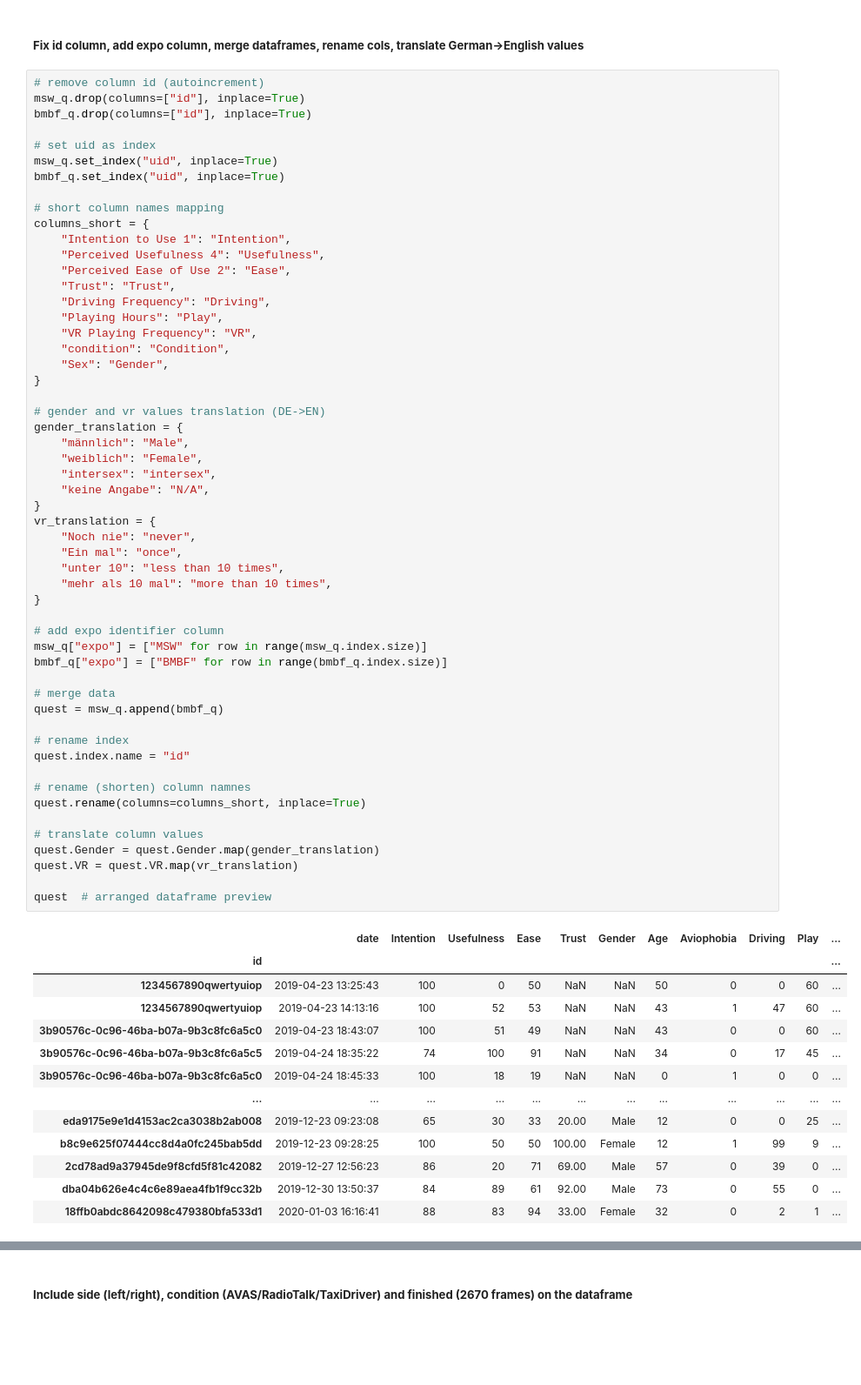
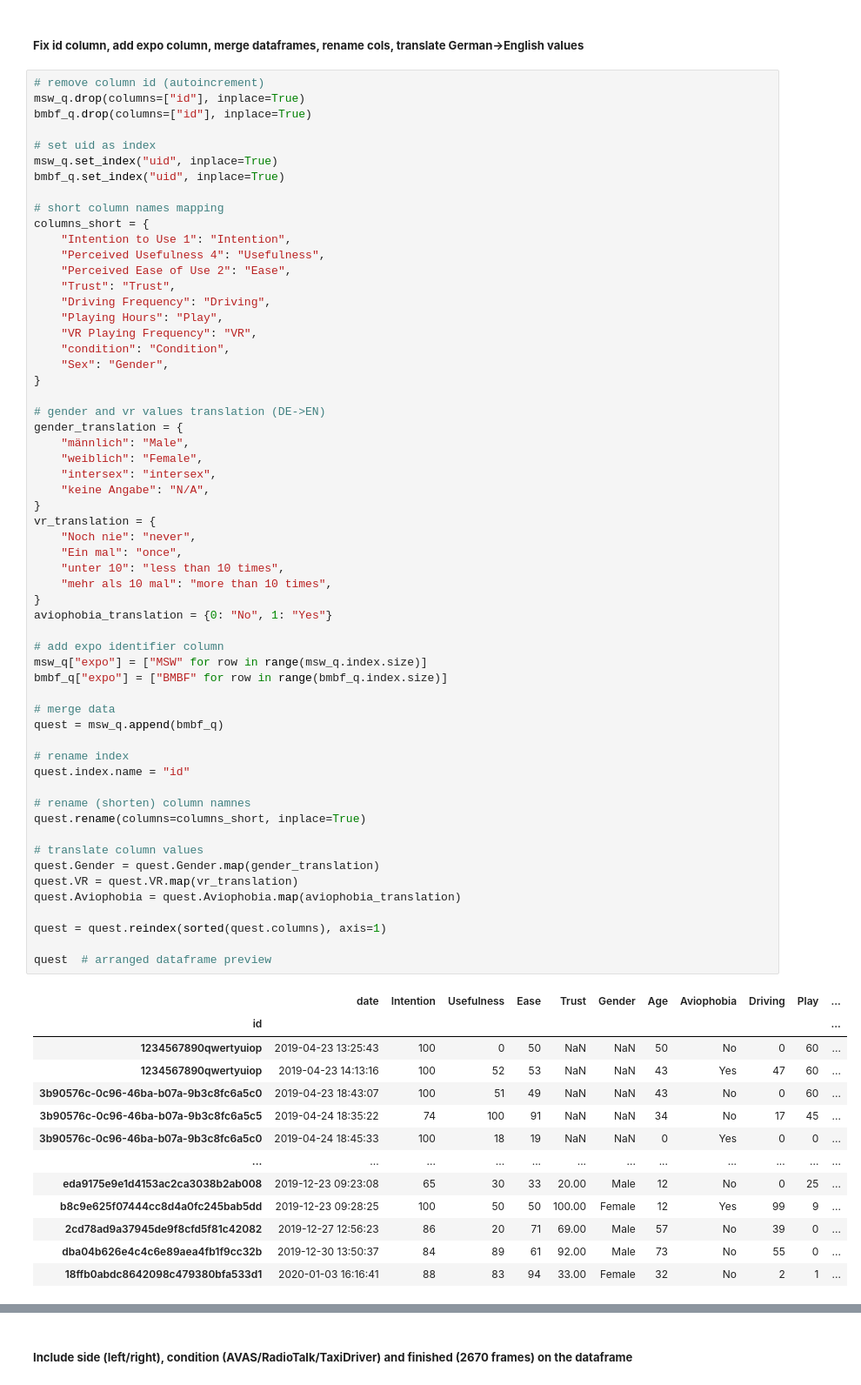
Before and after one commit to mvidaldp/msw-bmbf_da, a Jupyter notebook: 0_data_cleanup.ipynb, the cells around one changed output, grey strips where cells are left out. Shown at 87% size. Drawn from its saved outputs; the diff is of its cells as text; blank space fills up the shorter version.

```diff
--- a/0_data_cleanup.ipynb
+++ b/0_data_cleanup.ipynb
@@ -580,44 +582,48 @@ gender_translation = {
     "keine Angabe": "N/A",
 }
 vr_translation = {
     "Noch nie": "never",
     "Ein mal": "once",
     "unter 10": "less than 10 times",
     "mehr als 10 mal": "more than 10 times",
 }
+aviophobia_translation = {0: "No", 1: "Yes"}
 
 # add expo identifier column
 msw_q["expo"] = ["MSW" for row in range(msw_q.index.size)]
 bmbf_q["expo"] = ["BMBF" for row in range(bmbf_q.index.size)]
 
 # merge data
 quest = msw_q.append(bmbf_q)
 
 # rename index
 quest.index.name = "id"
 
 # rename (shorten) column namnes
 quest.rename(columns=columns_short, inplace=True)
 
 # translate column values
 quest.Gender = quest.Gender.map(gender_translation)
 quest.VR = quest.VR.map(vr_translation)
+quest.Aviophobia = quest.Aviophobia.map(aviophobia_translation)
+
+quest = quest.reindex(sorted(quest.columns), axis=1)
 
 quest  # arranged dataframe preview
 # %% [output]
 |  | date | Intention | Usefulness | Ease | Trust | Gender | Age | Aviophobia | Driving | Play | ... |
 | id |  |  |  |  |  |  |  |  |  |  | ... |
-| 1234567890qwertyuiop | 2019-04-23 13:25:43 | 100 | 0 | 50 | NaN | NaN | 50 | 0 | 0 | 60 | ... |
-| 1234567890qwertyuiop | 2019-04-23 14:13:16 | 100 | 52 | 53 | NaN | NaN | 43 | 1 | 47 | 60 | ... |
-| 3b90576c-0c96-46ba-b07a-9b3c8fc6a5c0 | 2019-04-23 18:43:07 | 100 | 51 | 49 | NaN | NaN | 43 | 0 | 0 | 60 | ... |
-| 3b90576c-0c96-46ba-b07a-9b3c8fc6a5c5 | 2019-04-24 18:35:22 | 74 | 100 | 91 | NaN | NaN | 34 | 0 | 17 | 45 | ... |
-| 3b90576c-0c96-46ba-b07a-9b3c8fc6a5c0 | 2019-04-24 18:45:33 | 100 | 18 | 19 | NaN | NaN | 0 | 1 | 0 | 0 | ... |
+| 1234567890qwertyuiop | 2019-04-23 13:25:43 | 100 | 0 | 50 | NaN | NaN | 50 | No | 0 | 60 | ... |
+| 1234567890qwertyuiop | 2019-04-23 14:13:16 | 100 | 52 | 53 | NaN | NaN | 43 | Yes | 47 | 60 | ... |
+| 3b90576c-0c96-46ba-b07a-9b3c8fc6a5c0 | 2019-04-23 18:43:07 | 100 | 51 | 49 | NaN | NaN | 43 | No | 0 | 60 | ... |
+| 3b90576c-0c96-46ba-b07a-9b3c8fc6a5c5 | 2019-04-24 18:35:22 | 74 | 100 | 91 | NaN | NaN | 34 | No | 17 | 45 | ... |
+| 3b90576c-0c96-46ba-b07a-9b3c8fc6a5c0 | 2019-04-24 18:45:33 | 100 | 18 | 19 | NaN | NaN | 0 | Yes | 0 | 0 | ... |
 | ... | ... | ... | ... | ... | ... | ... | ... | ... | ... | ... | ... |
-| eda9175e9e1d4153ac2ca3038b2ab008 | 2019-12-23 09:23:08 | 65 | 30 | 33 | 20.00 | Male | 12 | 0 | 0 | 25 | ... |
-| b8c9e625f07444cc8d4a0fc245bab5dd | 2019-12-23 09:28:25 | 100 | 50 | 50 | 100.00 | Female | 12 | 1 | 99 | 9 | ... |
-| 2cd78ad9a37945de9f8cfd5f81c42082 | 2019-12-27 12:56:23 | 86 | 20 | 71 | 69.00 | Male | 57 | 0 | 39 | 0 | ... |
-| dba04b626e4c4c6e89aea4fb1f9cc32b | 2019-12-30 13:50:37 | 84 | 89 | 61 | 92.00 | Male | 73 | 0 | 55 | 0 | ... |
-| 18ffb0abdc8642098c479380bfa533d1 | 2020-01-03 16:16:41 | 88 | 83 | 94 | 33.00 | Female | 32 | 0 | 2 | 1 | ... |
+| eda9175e9e1d4153ac2ca3038b2ab008 | 2019-12-23 09:23:08 | 65 | 30 | 33 | 20.00 | Male | 12 | No | 0 | 25 | ... |
+| b8c9e625f07444cc8d4a0fc245bab5dd | 2019-12-23 09:28:25 | 100 | 50 | 50 | 100.00 | Female | 12 | Yes | 99 | 9 | ... |
+| 2cd78ad9a37945de9f8cfd5f81c42082 | 2019-12-27 12:56:23 | 86 | 20 | 71 | 69.00 | Male | 57 | No | 39 | 0 | ... |
+| dba04b626e4c4c6e89aea4fb1f9cc32b | 2019-12-30 13:50:37 | 84 | 89 | 61 | 92.00 | Male | 73 | No | 55 | 0 | ... |
+| 18ffb0abdc8642098c479380bfa533d1 | 2020-01-03 16:16:41 | 88 | 83 | 94 | 33.00 | Female | 32 | No | 2 | 1 | ... |
 10082 rows × 12 columns
 # %% [markdown]
 ##### __Include side (left/right), condition (AVAS/RadioTalk/TaxiDriver) and finished (2670 frames) on the dataframe__
```
Also changed, not shown: parts of 7 cells of this notebook, 1 other file.
